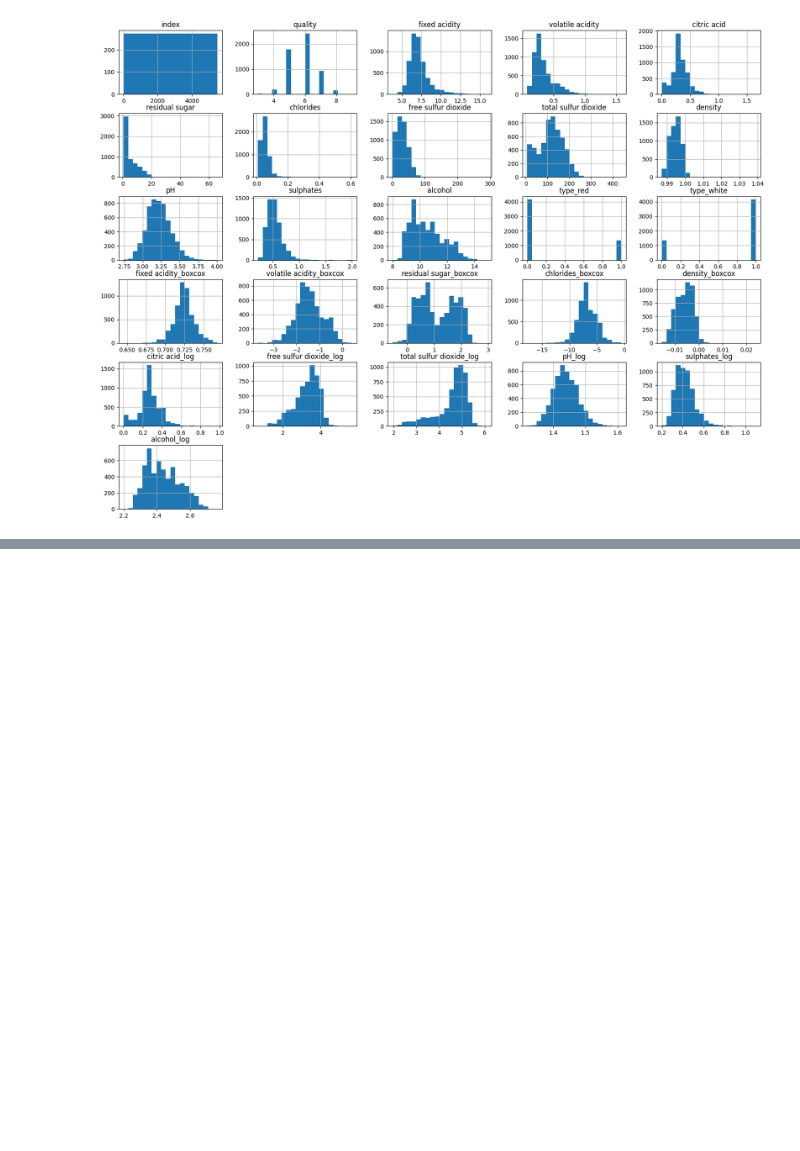
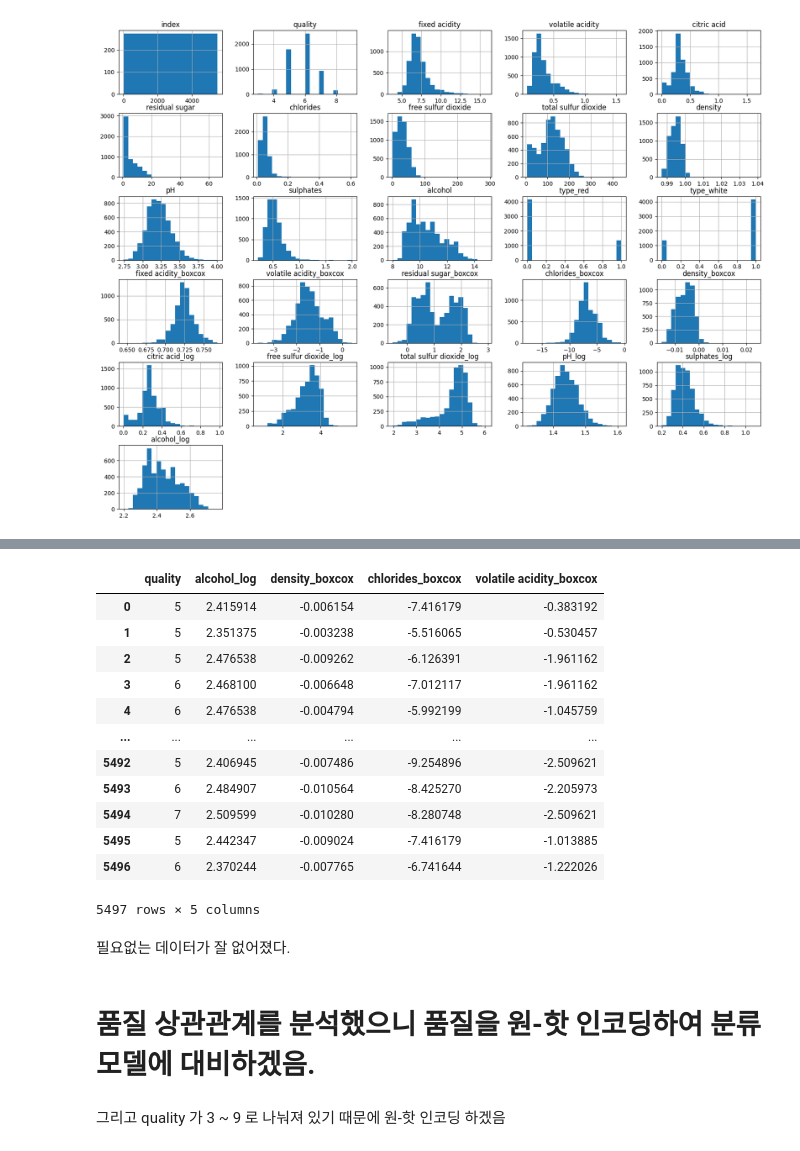
Before and after one commit to Taeseong-eom/FOM, a Jupyter notebook: mini1/와인품질예측.ipynb, the cells around one changed output, grey strips where cells are left out. Cells and saved outputs as stored; diff of their text form; code cells hidden in the pictures; blank space fills up the shorter version.

```diff
--- a/mini1/와인품질예측.ipynb
+++ b/mini1/와인품질예측.ipynb
@@ -209,0 +284,25 @@ plt.show()
+# %%
+selected_features = ['quality', 'alcohol_log', 'density_boxcox', 'chlorides_boxcox', 'volatile acidity_boxcox'] # 얘네만 남길 거임.
+train = train[selected_features]
+# %%
+train
+# %% [output]
+|  | quality | alcohol_log | density_boxcox | chlorides_boxcox | volatile acidity_boxcox |
+| 0 | 5 | 2.415914 | -0.006154 | -7.416179 | -0.383192 |
+| 1 | 5 | 2.351375 | -0.003238 | -5.516065 | -0.530457 |
+| 2 | 5 | 2.476538 | -0.009262 | -6.126391 | -1.961162 |
+| 3 | 6 | 2.468100 | -0.006648 | -7.012117 | -1.961162 |
+| 4 | 6 | 2.476538 | -0.004794 | -5.992199 | -1.045759 |
+| ... | ... | ... | ... | ... | ... |
+| 5492 | 5 | 2.406945 | -0.007486 | -9.254896 | -2.509621 |
+| 5493 | 6 | 2.484907 | -0.010564 | -8.425270 | -2.205973 |
+| 5494 | 7 | 2.509599 | -0.010280 | -8.280748 | -2.509621 |
+| 5495 | 5 | 2.442347 | -0.009024 | -7.416179 | -1.013885 |
+| 5496 | 6 | 2.370244 | -0.007765 | -6.741644 | -1.222026 |
+5497 rows × 5 columns
+# %% [markdown]
+필요없는 데이터가 잘 없어졌다.
+# %% [markdown]
+# 품질 상관관계를 분석했으니 품질을 원-핫 인코딩하여 분류 모델에 대비하겠음.
+# %% [markdown]
+그리고 quality 가 3 ~ 9 로 나눠져 있기 때문에 원-핫 인코딩 하겠음
```
Also changed, not shown: parts of 22 cells of this notebook.
